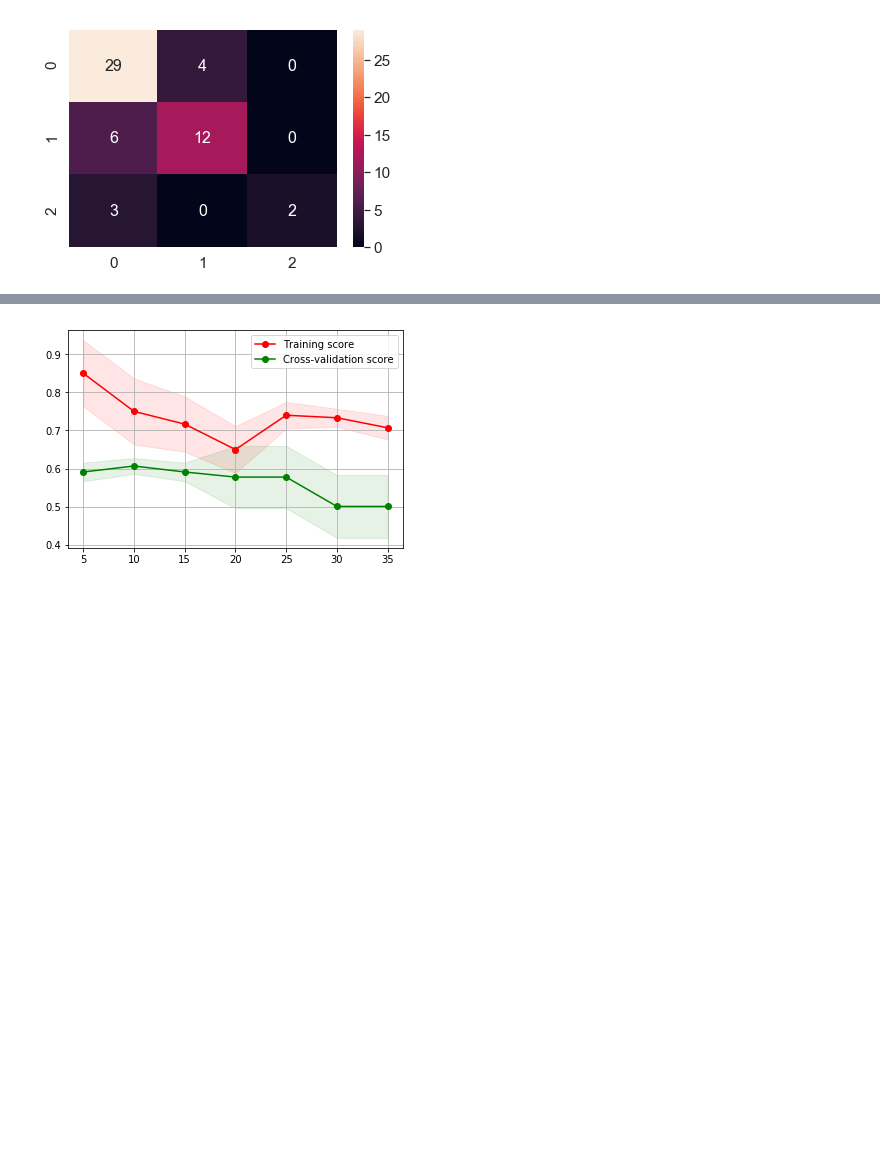
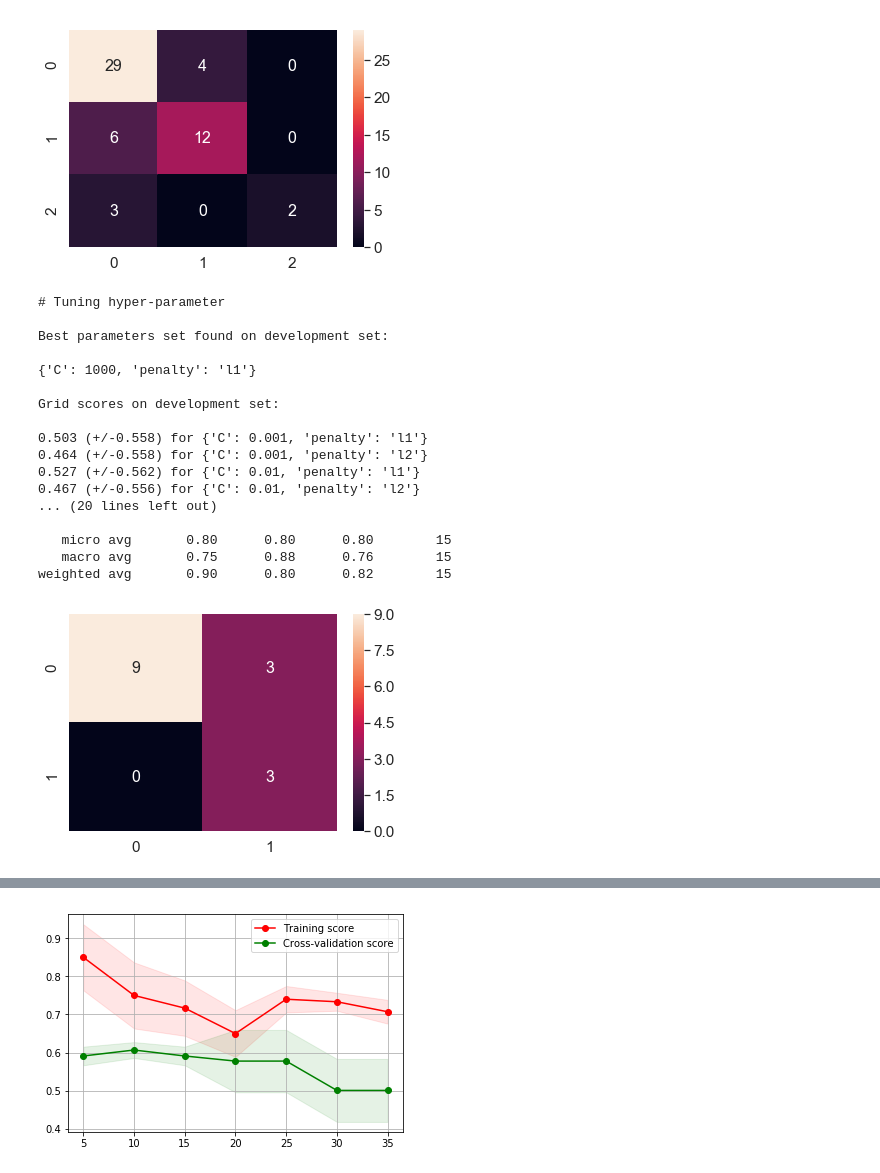
Before and after one commit to jatron/crmo-diagnosis-using-mri, a Jupyter notebook: Baseline.ipynb, the cells around one changed output, grey strips where cells are left out. Cells and saved outputs as stored; diff of their text form; code cells hidden in the pictures; blank space fills up the shorter version.

Commit message:
create gridcv code
- added models for logistic regression (multinomial and bi) and svm
to do parameter fitting. Created confusion matrices and average scores

```diff
--- a/Baseline.ipynb
+++ b/Baseline.ipynb
@@ -168,2 +175,66 @@ plot_confusion_matrix(y,y_pred)
 # %% [output]
 [figure]
+# %%
+from sklearn.model_selection import train_test_split
+from sklearn.model_selection import GridSearchCV
+from sklearn.metrics import classification_report
+from sklearn.svm import SVC
+def do_CV(X,y, model, multi_class=True):
+    # Change to 2-class
+    if not multi_class:
+        y = y.replace('S', 'R')
+    # Split the dataset in two equal parts
+    X_train, X_test, y_train, y_test = train_test_split(
+        X, y, test_size=0.3, random_state=0)
+
+    print("# Tuning hyper-parameter")
+    print()
+
+    model.fit(X_train, y_train)
+
+    print("Best parameters set found on development set:")
+    print()
+    print(model.best_params_)
+    print()
+    print("Grid scores on development set:")
+    print()
+    means = model.cv_results_['mean_test_score']
+    stds = model.cv_results_['std_test_score']
+    for mean, std, p in zip(means, stds, model.cv_results_['params']):
+        print("%0.3f (+/-%0.03f) for %r"
+              % (mean, std * 2, p))
+    print()
+
+    print("Detailed classification report:")
+    print()
+    print("The model is trained on the full development set.")
+    print("The scores are computed on the full evaluation set.")
+    print()
+    y_true, y_pred = y_test, model.predict(X_test)
+    print(classification_report(y_true, y_pred))
+    plot_confusion_matrix(y_true, y_pred)
+    print()
+# %%
+params = [{'penalty': ['l1','l2'], 'C': [0.001,0.01,0.1,1,10,100,1000]}]
+lr = GridSearchCV(linear_model.LogisticRegression(solver='liblinear'), cv=lpo, param_grid = params)
+do_CV(X,y, lr, multi_class=False)
+pickle.dump(lr, open("lr_binary_model.pkl", "wb") )
+# %% [output]
+# Tuning hyper-parameter
+
+Best parameters set found on development set:
+
+{'C': 1000, 'penalty': 'l1'}
+
+Grid scores on development set:
+
+0.503 (+/-0.558) for {'C': 0.001, 'penalty': 'l1'}
+0.464 (+/-0.558) for {'C': 0.001, 'penalty': 'l2'}
+0.527 (+/-0.562) for {'C': 0.01, 'penalty': 'l1'}
+0.467 (+/-0.556) for {'C': 0.01, 'penalty': 'l2'}
+... (20 lines left out)
+
+   micro avg       0.80      0.80      0.80        15
+   macro avg       0.75      0.88      0.76        15
+weighted avg       0.90      0.80      0.82        15
+[figure, added]
```
Also changed, not shown: parts of 7 cells of this notebook, 2 other files.
